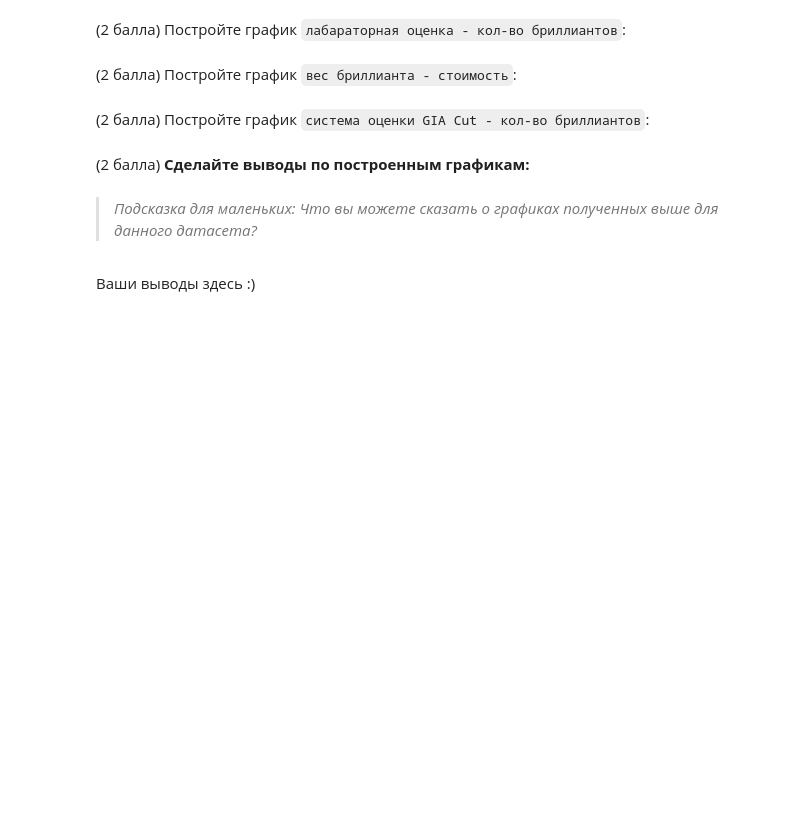
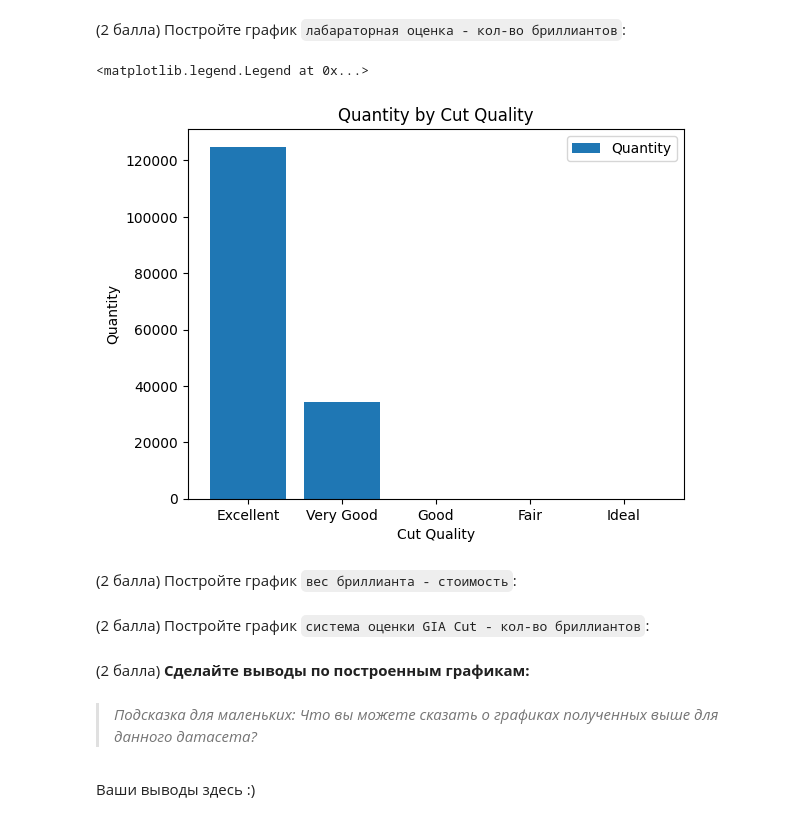
Before and after one commit to shevnind/laboratory, a Jupyter notebook: lab_work.ipynb, the cells around one changed output. Drawn from its saved outputs; the diff is of its cells as text; code cells hidden in the pictures; blank space fills up the shorter version.

```diff
--- a/lab_work.ipynb
+++ b/lab_work.ipynb
@@ -413,3 +424,21 @@ clear_copy.plot.scatter(x='color', y='total_sales_price')
+# %%
+clear_copy = diamonds[diamonds['cut_quality'].notna()]
+quality_to_count = clear_copy['cut_quality'].value_counts().reset_index()
+
+plt.bar(quality_to_count['cut_quality'], quality_to_count['count'], label='Quantity')
+plt.title('Quantity by Cut Quality')
+plt.xlabel('Cut Quality')
+plt.ylabel('Quantity')
+plt.legend()
+
+# plt.scatter(clear_copy['color'], clear_copy['total_sales_price'], label='Price by Color')
+# plt.title('Price by Diamond Color')
+# plt.xlabel('Color')
+# plt.ylabel('Price')
+# plt.legend()
+# %% [output]
+<matplotlib.legend.Legend at 0x...>
+[figure, added]
 # %% [markdown]
 (2 балла) Постройте график `вес бриллианта - стоимость`:
 # %%
```
Also changed, not shown: parts of 3 cells of this notebook.
